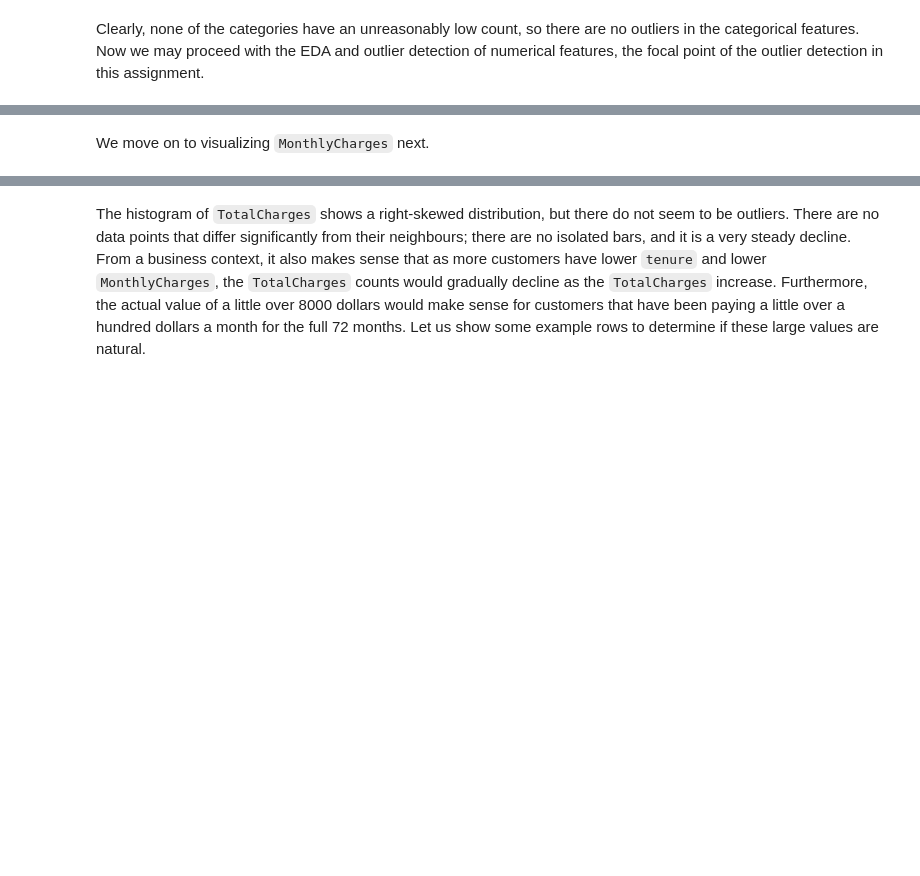
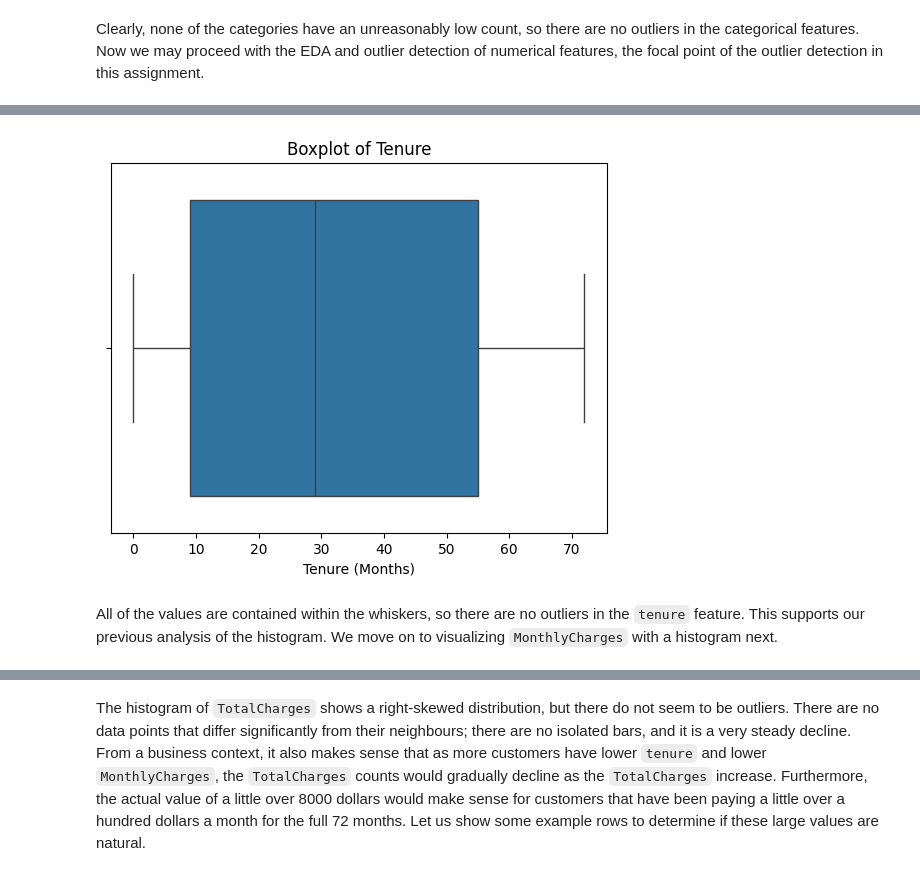
Before and after one commit to Natasa127/CSI4142-A3, a Jupyter notebook: Classification.ipynb, the cells around one changed output, grey strips where cells are left out. Drawn from its saved outputs; the diff is of its cells as text; code cells hidden in the pictures; blank space fills up the shorter version.

```diff
--- a/Classification.ipynb
+++ b/Classification.ipynb
@@ -880,10 +880,13 @@ There are clearly no outliers in the `tenure` data. The values are distributed r
 # %%
-# Create a boxplot for TotalCharges
-sns.boxplot(x=cleaned_telco_df["TotalCharges"])
-plt.title("Boxplot of TotalCharges")
+# Create a boxplot for Tenure
+sns.boxplot(x=cleaned_telco_df["tenure"])
+plt.title("Boxplot of Tenure")
+plt.xlabel("Tenure (Months)")
 plt.show()
+# %% [output]
+[figure, added]
 # %% [markdown]
-We move on to visualizing `MonthlyCharges` next.
+All of the values are contained within the whiskers, so there are no outliers in the `tenure` feature. This supports our previous analysis of the histogram. We move on to visualizing `MonthlyCharges` with a histogram next.
 # %%
 # Visualize the MonthlyCharges distribution
 
```
Also changed, not shown: parts of 19 cells of this notebook.
